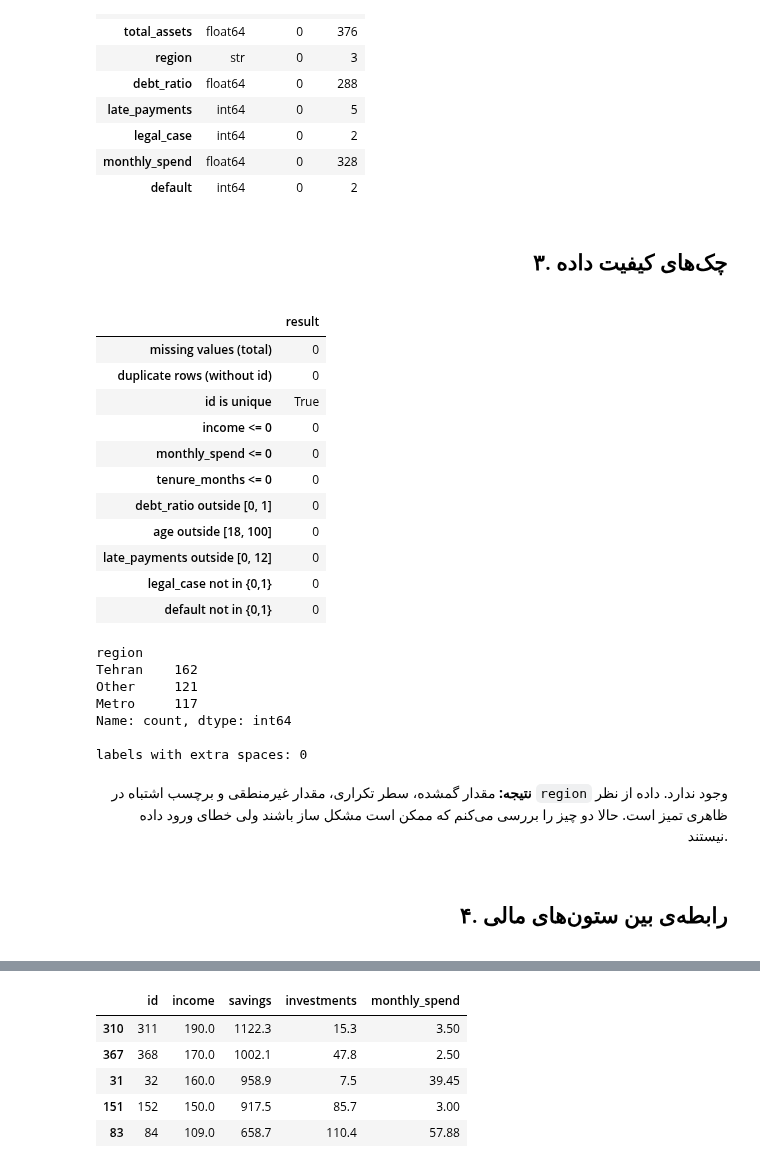
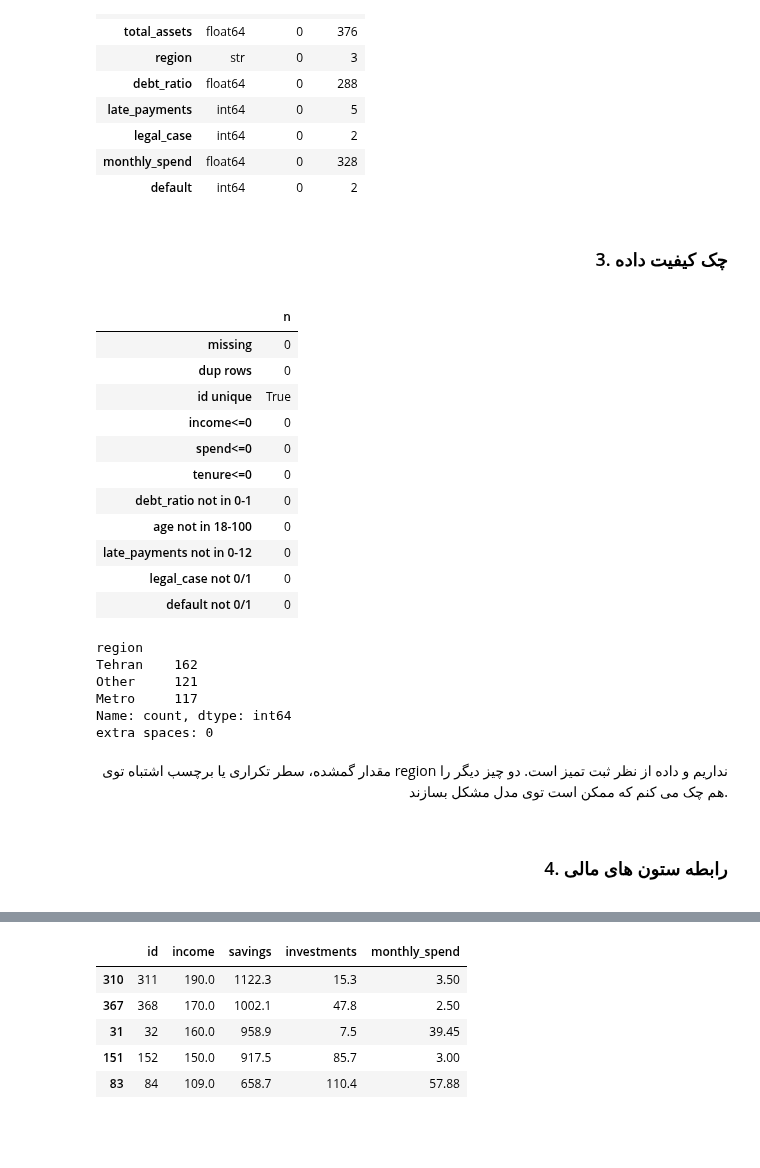
Before and after one commit to KiarashAkbari/ML-CHALLENGE, a Jupyter notebook: term-3/answers/quiz-1-answer/quiz-1-answer.ipynb, the cells around one changed output, grey strips where cells are left out. Drawn from its saved outputs; the diff is of its cells as text; code cells hidden in the pictures; blank space fills up the shorter version.

```diff
--- a/term-3/answers/quiz-1-answer/quiz-1-answer.ipynb
+++ b/term-3/answers/quiz-1-answer/quiz-1-answer.ipynb
@@ -106,58 +80,58 @@ summary
 # %% [markdown]
 <div dir="rtl" style="text-align: right;">
 
-## ۳. چک‌های کیفیت داده
+### 3. چک کیفیت داده
+
 </div>
 # %%
-checks = {
-    'missing values (total)': int(df.isna().sum().sum()),
-    'duplicate rows (without id)': int(df.drop(columns='id').duplicated().sum()),
-    'id is unique': bool(df['id'].is_unique),
-    'income <= 0': int((df['income'] <= 0).sum()),
-    'monthly_spend <= 0': int((df['monthly_spend'] <= 0).sum()),
-    'tenure_months <= 0': int((df['tenure_months'] <= 0).sum()),
-    'debt_ratio outside [0, 1]': int((~df['debt_ratio'].between(0, 1)).sum()),
-    'age outside [18, 100]': int((~df['age'].between(18, 100)).sum()),
-    'late_payments outside [0, 12]': int((~df['late_payments'].between(0, 12)).sum()),
-    'legal_case not in {0,1}': int((~df['legal_case'].isin([0, 1])).sum()),
-    'default not in {0,1}': int((~df['default'].isin([0, 1])).sum()),
+chk = {
+    'missing': int(df.isna().sum().sum()),
+    'dup rows': int(df.drop(columns='id').duplicated().sum()),
+    'id unique': bool(df['id'].is_unique),
+    'income<=0': int((df['income'] <= 0).sum()),
+    'spend<=0': int((df['monthly_spend'] <= 0).sum()),
+    'tenure<=0': int((df['tenure_months'] <= 0).sum()),
+    'debt_ratio not in 0-1': int((~df['debt_ratio'].between(0, 1)).sum()),
+    'age not in 18-100': int((~df['age'].between(18, 100)).sum()),
+    'late_payments not in 0-12': int((~df['late_payments'].between(0, 12)).sum()),
+    'legal_case not 0/1': int((~df['legal_case'].isin([0, 1])).sum()),
+    'default not 0/1': int((~df['default'].isin([0, 1])).sum()),
 }
-pd.Series(checks, name='result').to_frame()
+pd.Series(chk, name='n').to_frame()
 # %% [output]
-|  | result |
-| missing values (total) | 0 |
-| duplicate rows (without id) | 0 |
-| id is unique | True |
-| income <= 0 | 0 |
-| monthly_spend <= 0 | 0 |
-| tenure_months <= 0 | 0 |
-| debt_ratio outside [0, 1] | 0 |
-| age outside [18, 100] | 0 |
-| late_payments outside [0, 12] | 0 |
-| legal_case not in {0,1} | 0 |
-| default not in {0,1} | 0 |
+|  | n |
+| missing | 0 |
+| dup rows | 0 |
+| id unique | True |
+| income<=0 | 0 |
+| spend<=0 | 0 |
+| tenure<=0 | 0 |
+| debt_ratio not in 0-1 | 0 |
+| age not in 18-100 | 0 |
+| late_payments not in 0-12 | 0 |
+| legal_case not 0/1 | 0 |
+| default not 0/1 | 0 |
 # %%
-print(df['region'].value_counts(dropna=False))
-print()
-print('labels with extra spaces:', int((df['region'] != df['region'].str.strip()).sum()))
+print(df['region'].value_counts())
+print('extra spaces:', (df['region'] != df['region'].str.strip()).sum())
 # %% [output]
 region
 Tehran    162
 Other     121
 Metro     117
 Name: count, dtype: int64
-
-labels with extra spaces: 0
+extra spaces: 0
 # %% [markdown]
 <div dir="rtl" style="text-align: right;">
 
-**نتیجه:** مقدار گمشده، سطر تکراری، مقدار غیرمنطقی و برچسب اشتباه در `region` وجود ندارد. داده از نظر ظاهری تمیز است. حالا دو چیز را بررسی می‌کنم که ممکن است مشکل ساز باشند ولی خطای ورود داده نیستند.
+مقدار گمشده، سطر تکراری یا برچسب اشتباه توی region نداریم و داده از نظر ثبت تمیز است. دو چیز دیگر را هم چک می کنم که ممکن است توی مدل مشکل بسازند.
 
 </div>
 # %% [markdown]
 <div dir="rtl" style="text-align: right;">
 
-## ۴. رابطه‌ی بین ستون‌های مالی
+### 4. رابطه ستون های مالی
+
 </div>
 # %%
 gap = (df['total_assets'] - df['savings'] - df['investments']).round(2)
```
Also changed, not shown: parts of 173 cells of this notebook, 4 other files.
